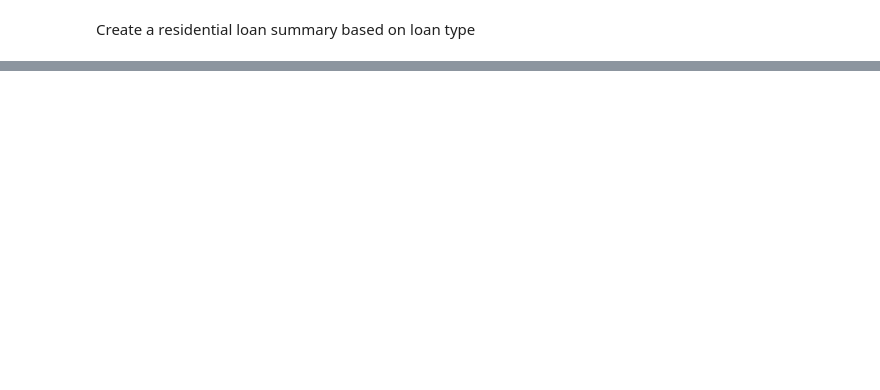
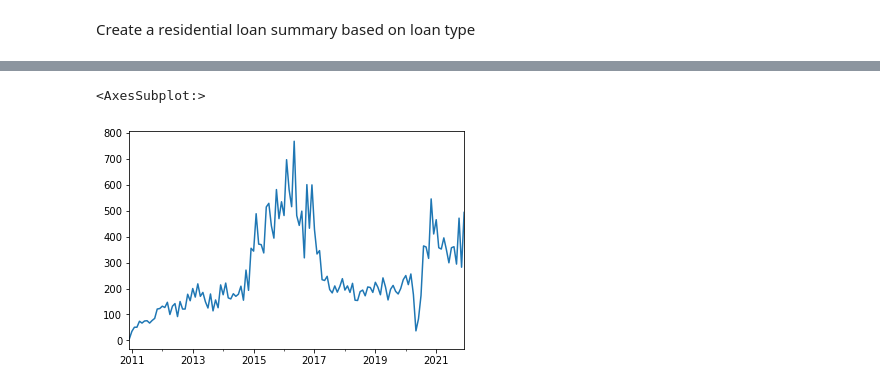
Before and after one commit to jlixander/GJGNY_Analysis, a Jupyter notebook: GJGNY_Analysis.ipynb, the cells around one changed output, grey strips where cells are left out. Saved outputs shown, nothing was run; the diff lists cells and outputs as text; code cells hidden in the pictures; blank space fills up the shorter version.

Commit message:
Created graphs using matplotlib

```diff
--- a/GJGNY_Analysis.ipynb
+++ b/GJGNY_Analysis.ipynb
@@ -63,0 +51,15 @@ df['SETUP DATE'] = pd.to_datetime(df['SETUP DATE'])
+# %%
+#Make sure Setup date is in datetime format
+df['SETUP DATE'] = pd.to_datetime(df['SETUP DATE'])
+
+# Create a column that holds each month
+df['SETUP MONTH'] = pd.to_datetime(df['SETUP DATE'], format="%Y%m") + MonthEnd(1)
+
+#Create a column that holds each year
+df['SETUP_YEAR'] = df['SETUP DATE'].dt.year
+
+
+#Get working dates for graphs
+most_recent_date = df['SETUP MONTH'].max() #Get the most recent date on the
+three_years_prior_date = most_recent_date + relativedelta(years=-3) #Get the date of the past 3 years
+most_recent_date, three_years_prior_date
@@ -76,0 +81,11 @@ Timestamp('2018-12-30 00:00:00')
+# %%
+#Plot all loans over time
+(df.loc[df['SETUP DATE'].dt.year.between(2010, 2022), 'SETUP DATE']
+         .dt.to_period('M')
+         .value_counts()
+         .sort_index()
+         .plot(kind="line")
+)
+# %% [output]
+<AxesSubplot:>
+[figure, added]
```
Also changed, not shown: parts of 13 cells of this notebook.
